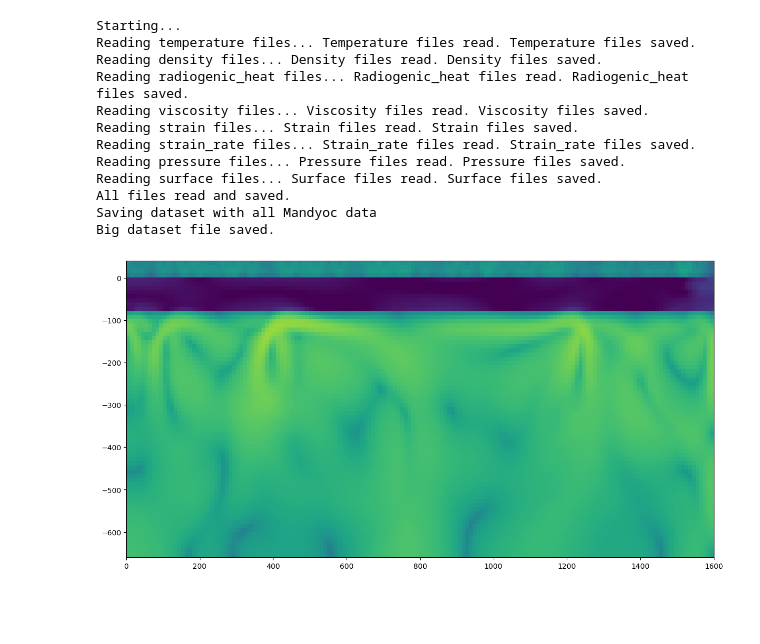
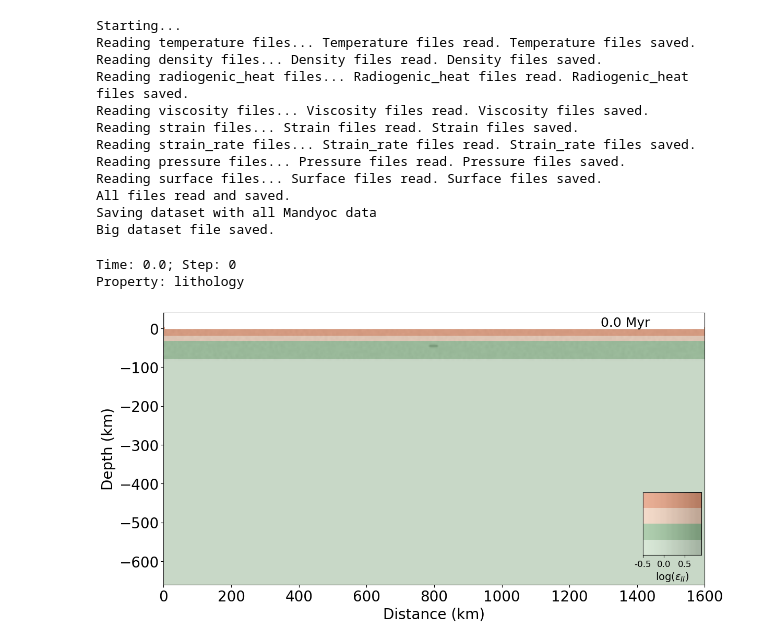
Before and after one commit to jamisonassuncao/mandyoc-scripts, a Jupyter notebook: frames_generator.ipynb, the cells around one changed output. Drawn from its saved outputs; the diff is of its cells as text; code cells hidden in the pictures; blank space fills up the shorter version.

```diff
--- a/frames_generator.ipynb
+++ b/frames_generator.ipynb
@@ -138,7 +29,8 @@ path = os.getcwd().split('/') # Get local file
 machine_path = '/'+path[1]+'/'+path[2] # Select home according to OS.
 
 # Path to the model directory
-model_path = machine_path + "/Doutorado/cenarios/mandyoc/stable/lit80km/stable_PT200_rheol19_c1250_C1_HprodAst"
+# model_path = machine_path + "/Doutorado/cenarios/mandyoc/stable/lit80km/stable_PT200_rheol19_c1250_C1_HprodAst"
+model_path = machine_path + "/Doutorado/cenarios/mandyoc/accordion/Acc_TBC_interp_mean/DT200_PT1291oC/Sim001_rheol19_acc_DT200_PT1291oC_TBC_mean"
 
 read_ascii = True # if False, it will skip the ascii reading and saving processes and it will read the datasets from previous runs
 save_images = True # Generate and save all the possible images
@@ -201,35 +93,51 @@ Big dataset file saved.
 # %%
 properties = [#Properties from mandyoc. Comment/uncomment to select with ones you would like to plot
 #              'density',
 #              'radiogenic_heat',
-#              'lithology',
+             'lithology',
 #              'pressure',
 #              'strain',
-             'strain_rate',
+#              'strain_rate',
 #              'temperature',
 #              'temperature_anomaly',
 #              'surface',
 #              'viscosity',
 #              'vs_anomaly'
              ]
 
 t0 = dataset.time[0]
 t1 = dataset.time[1]
 dt = int(t1 - t0)
 
-start = 50#int(t0)
-end = 51 #int(dataset.time.size - 1)
+# start = int(t0)
+# end = int(dataset.time.size - 1)
+# step = 1
+
+start = 0
+end = 1
 step = 1
 
 # step_initial = dataset.step[0]
 # step_1 = dataset.step[1]
 # step_final = dataset.step[-1]
 # dstep = int(step_1 - step_initial)
 
 for i in range(start, end, step):
-    instant = float(dataset.time[i])
     data = dataset.isel(time=i)
+    print(f"Time: {np.round(float(data.time), 2)}; Step: {int(data.step)}")
     for prop in properties:
-        plot_data(data, prop)
+        print(f"Property: {prop}")
+        if(prop != 'surface'): # you can customize
+            xlims = [0, float(data.lx) / 1.0e3]
+            ylims = [-float(data.lz) / 1.0e3 + 40, 40]
+        else:
+            xmin = 0 #+ 200
+            xmax = float(data.lx) / 1.0E3 #- 200
+            xlims = [xmin, xmax]
+            ylims = [-7, 7]
+
+        plot_data(data, prop, xlims, ylims, model_path, output_path)
 # %% [output]
+Time: 0.0; Step: 0
+Property: lithology
-[figure, old version]
+[figure, new version]
```
Also changed, not shown: parts of 9 cells of this notebook, 1 other file.
